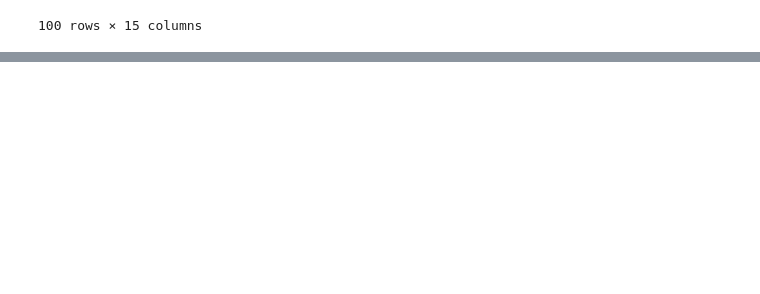
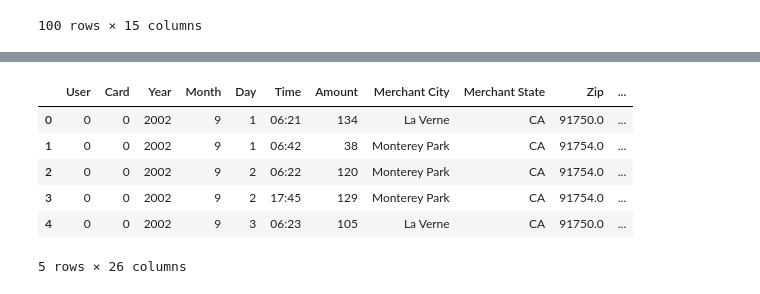
Before and after one commit to OP78142/UTSA-Bootcamp-Final, a Jupyter notebook: Scratch notebook.ipynb, the cells around one changed output, grey strips where cells are left out. Drawn from its saved outputs; the diff is of its cells as text; code cells hidden in the pictures; blank space fills up the shorter version.

```diff
--- a/Scratch notebook.ipynb
+++ b/Scratch notebook.ipynb
@@ -500,0 +393,3 @@ Name: Amount, dtype: float64
+# %%
+# noMerchant = cleaned_continents.drop(['Merchant Name'], axis=1)
+ealtman2019_cleaned = ealtman2019_cleaned.drop(['Merchant Name'], axis=1)
@@ -500,0 +426,2 @@ Name: Amount, dtype: float64
+# %%
+ealtman2019_cleaned.rename(columns = {'Use Chip_Chip Transaction':"Chip", 'Use Chip_Online Transaction': 'Online', 'Use Chip_Swipe Transaction': 'Swipe'},inplace=True)
@@ -500,0 +448,10 @@ Name: Amount, dtype: float64
+# %%
+ealtman2019_cleaned.head()
+# %% [output]
+|  | User | Card | Year | Month | Day | Time | Amount | Merchant City | Merchant State | Zip | ... |
+| 0 | 0 | 0 | 2002 | 9 | 1 | 06:21 | 134 | La Verne | CA | 91750.0 | ... |
+| 1 | 0 | 0 | 2002 | 9 | 1 | 06:42 | 38 | Monterey Park | CA | 91754.0 | ... |
+| 2 | 0 | 0 | 2002 | 9 | 2 | 06:22 | 120 | Monterey Park | CA | 91754.0 | ... |
+| 3 | 0 | 0 | 2002 | 9 | 2 | 17:45 | 129 | Monterey Park | CA | 91754.0 | ... |
+| 4 | 0 | 0 | 2002 | 9 | 3 | 06:23 | 105 | La Verne | CA | 91750.0 | ... |
+5 rows × 26 columns
```
Also changed, not shown: parts of 89 cells of this notebook.
